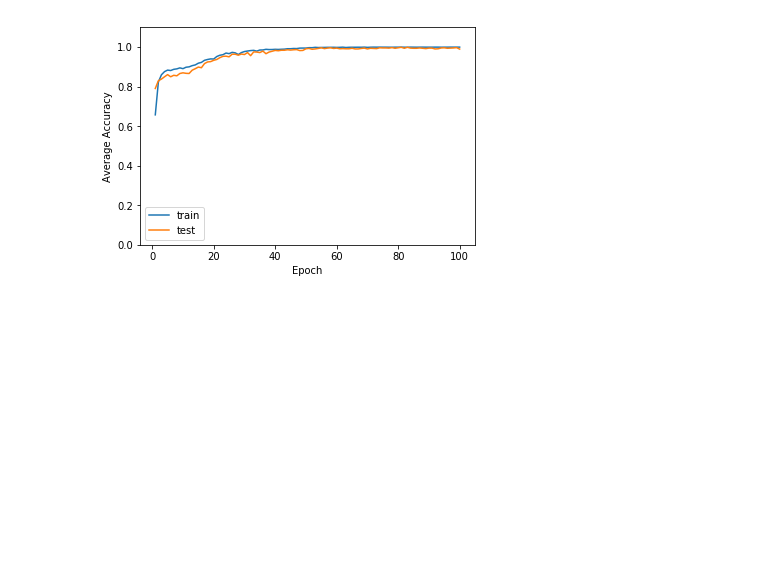
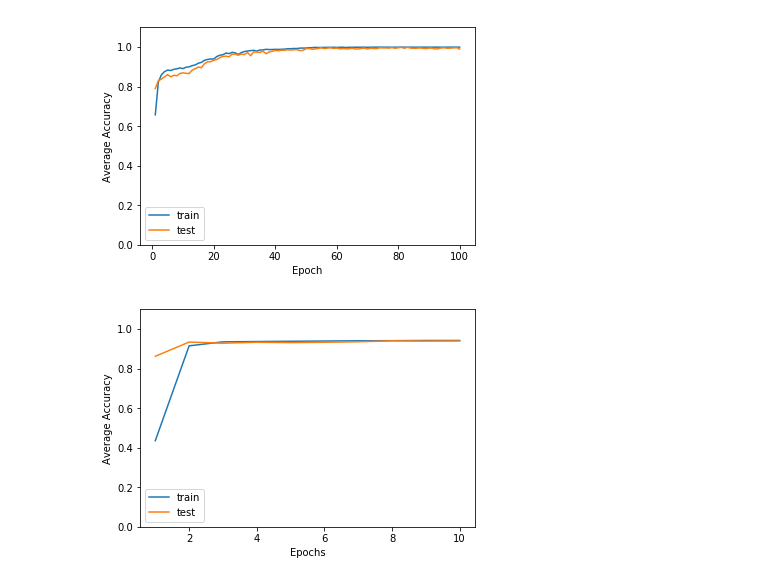
Before and after one commit to pscharnho/OC-Methods-for-DL, a Jupyter notebook: MSA_Test.ipynb, the cells around one changed output. Cells and saved outputs as stored; diff of their text form; code cells hidden in the pictures; blank space fills up the shorter version.

```diff
--- a/MSA_Test.ipynb
+++ b/MSA_Test.ipynb
@@ -862,3 +869,29 @@ ax.legend(loc='best')
 # %% [output]
 <matplotlib.legend.Legend at 0x...>
 [figure]
+# %%
+import numpy as np
+
+num_epochs = 10
+
+basic_save_key = 'Convolutional_results//ConvMSANet//'
+
+test_set_size = 10000
+train_save_key = 'ConvMSANettrain'
+test_save_key = 'ConvMSANettest'
+
+train_results_per_epoch = np.loadtxt(basic_save_key+train_save_key+'.csv')
+test_results_per_epoch = np.loadtxt(basic_save_key+test_save_key+'.csv')
+# %%
+from matplotlib import pyplot as plt
+fig, ax = plt.subplots()
+layers = np.arange(1,11,1)
+ax.plot(layers, train_results_per_epoch, label='train')
+ax.plot(layers, test_results_per_epoch/test_set_size, label='test')
+ax.set_ylim(0,1.1)
+ax.set_xlabel('Epochs')
+ax.set_ylabel('Average Accuracy')
+ax.legend(loc='best')
+plt.savefig("Plots/"+train_save_key+".pdf")
+# %% [output]
+[figure, added]
```
Also changed, not shown: parts of 5 cells of this notebook, 24 other files.
